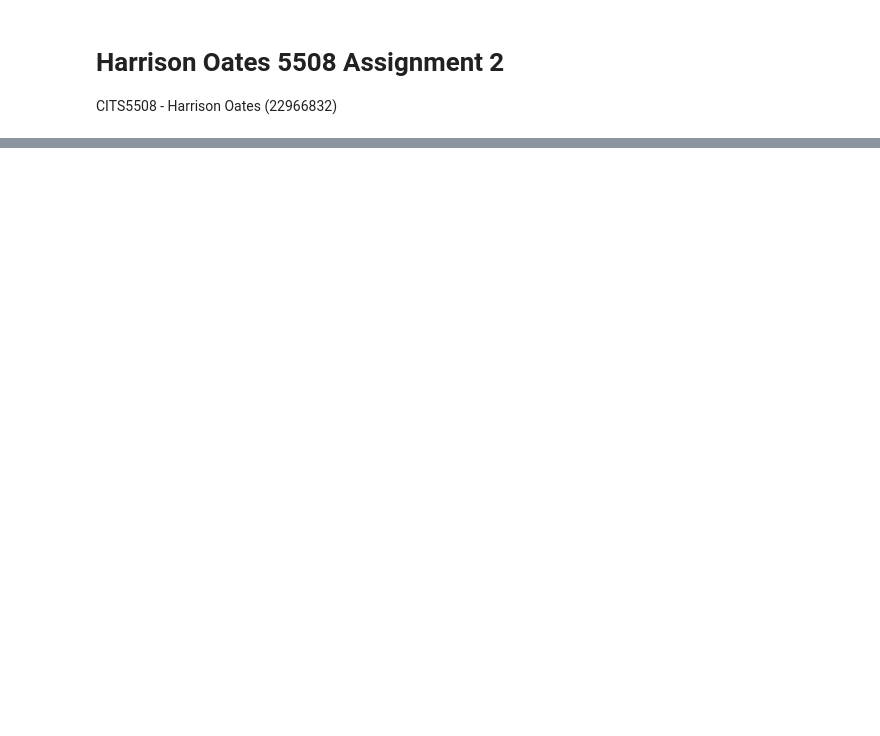
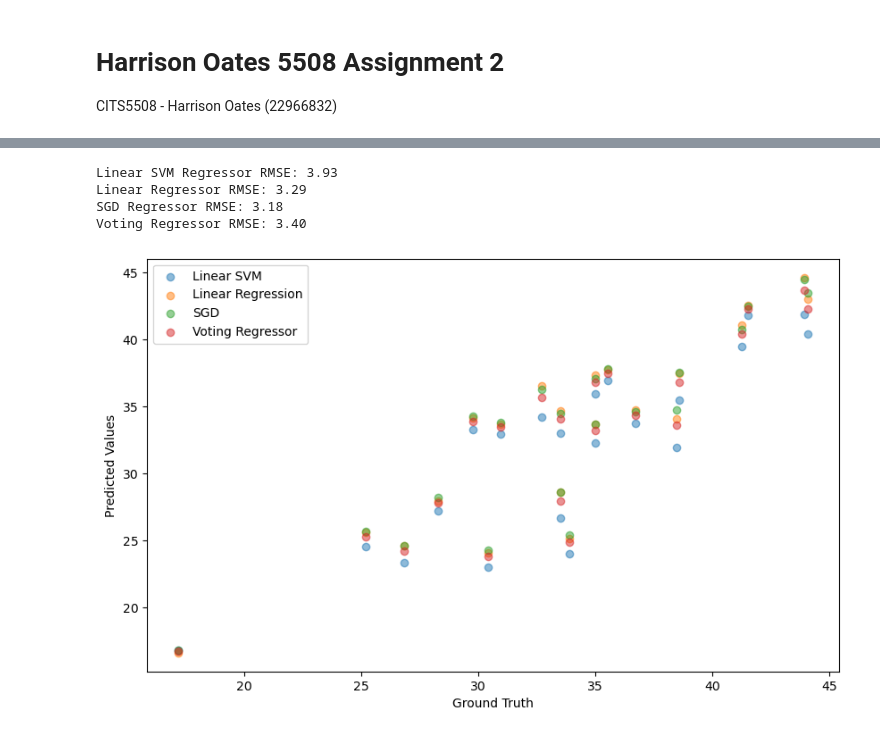
Before and after one commit to Oatesha/Machine-Learning, a Jupyter notebook: Assign 2/assignment2.ipynb, the cells around one changed output, grey strips where cells are left out. Cells and saved outputs as stored; diff of their text form; code cells hidden in the pictures; blank space fills up the shorter version.

```diff
--- a/Assign 2/assignment2.ipynb
+++ b/Assign 2/assignment2.ipynb
@@ -63,0 +501,20 @@ Test accuracy: 0.9418604651162791
+# %%
+# Split the dataset into features (x) and target variable (y)
+x = slump_df_cleaned.drop(columns=['Compressive Strength (28-day)(Mpa)'])
+y = slump_df_cleaned['Compressive Strength (28-day)(Mpa)']
+
+x_train, x_test, y_train, y_test = train_test_split(x, y, test_size=0.2, random_state=123)
+
+# Scale the data
+scaler = StandardScaler()
+x_train_scaled = scaler.fit_transform(x_train)
+x_test_scaled = scaler.transform(x_test)
+
+# Create the individual estimators
+svm_regressor = LinearSVR(random_state=123)
+linear_regressor = LinearRegression()
+sgd_regressor = SGDRegressor(random_state=123)
+
+# Combine the estimators into a Voting Regressor
+estimators = [('svm', svm_regressor), ('linear', linear_regressor), ('sgd', sgd_regressor)]
+voting_regressor = VotingRegressor(estimators)
@@ -63,0 +525,41 @@ Test accuracy: 0.9418604651162791
+# %%
+# Train the base estimators
+svm_regressor.fit(x_train_scaled, y_train)
+linear_regressor.fit(x_train_scaled, y_train)
+sgd_regressor.fit(x_train_scaled, y_train)
+voting_regressor.fit(x_train_scaled, y_train)
+
+# Make predictions using the base estimators and the Voting Regressor
+svm_predictions = svm_regressor.predict(x_test_scaled)
+linear_predictions = linear_regressor.predict(x_test_scaled)
+sgd_predictions = sgd_regressor.predict(x_test_scaled)
+voting_predictions = voting_regressor.predict(x_test_scaled)
+
+# Calculate RMSE for each model
+svm_rmse = (mean_squared_error(y_test, svm_predictions,  squared=False))
+linear_rmse = (mean_squared_error(y_test, linear_predictions, squared=False))
+sgd_rmse = (mean_squared_error(y_test, sgd_predictions, squared=False))
+voting_rmse =(mean_squared_error(y_test, voting_predictions, squared=False))
+
+# Print RMSE values
+print(f"Linear SVM Regressor RMSE: {svm_rmse:.2f}")
+print(f"Linear Regressor RMSE: {linear_rmse:.2f}")
+print(f"SGD Regressor RMSE: {sgd_rmse:.2f}")
+print(f"Voting Regressor RMSE: {voting_rmse:.2f}")
+
+# Plot predicted values against ground truth values for all test instances
+plt.figure(figsize=(10, 6))
+plt.scatter(y_test, svm_predictions, label="Linear SVM", alpha=0.5)
+plt.scatter(y_test, linear_predictions, label="Linear Regression", alpha=0.5)
+plt.scatter(y_test, sgd_predictions, label="SGD", alpha=0.5)
+plt.scatter(y_test, voting_predictions, label="Voting Regressor", alpha=0.5)
+plt.xlabel("Ground Truth")
+plt.ylabel("Predicted Values")
+plt.legend()
+plt.show()
+# %% [output]
+Linear SVM Regressor RMSE: 3.93
+Linear Regressor RMSE: 3.29
+SGD Regressor RMSE: 3.18
+Voting Regressor RMSE: 3.40
+[figure, added]
```
Also changed, not shown: parts of 50 cells of this notebook, 11 other files.
